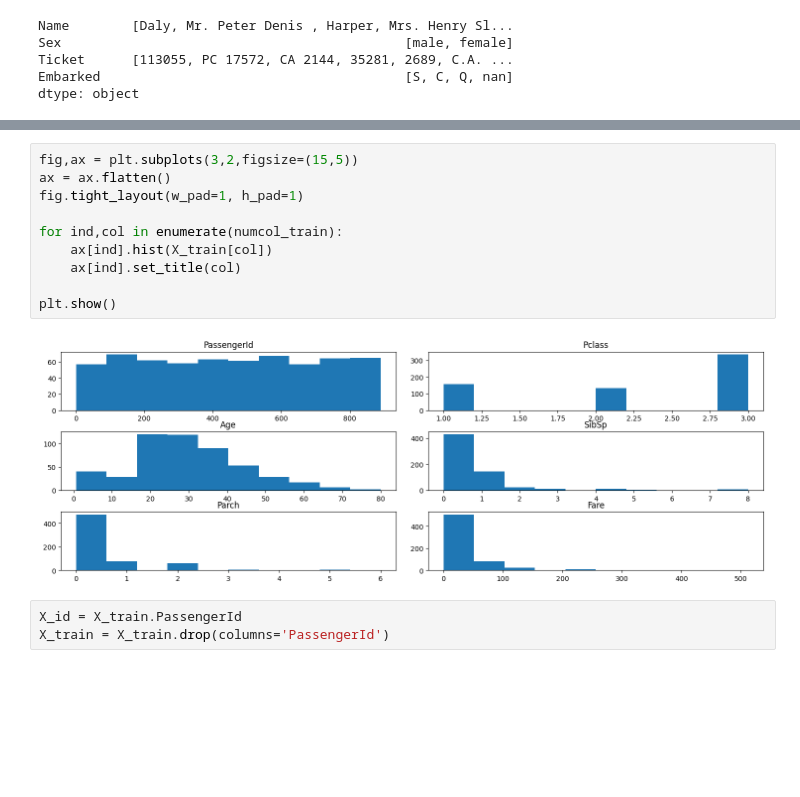
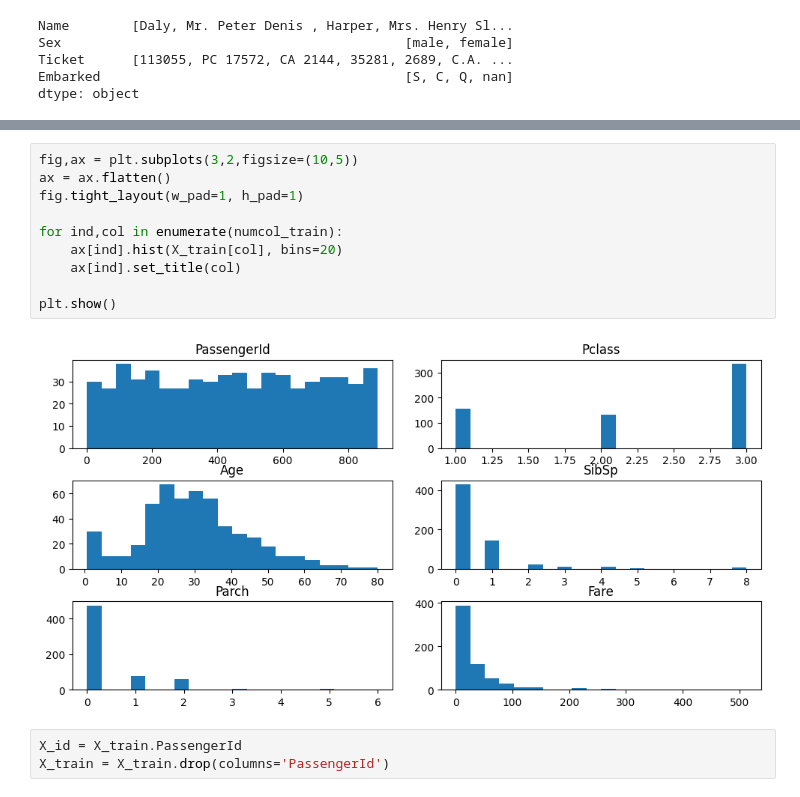
Before and after one commit to kelleuseis/Machine_Learning_Practice, a Jupyter notebook: Titanic_Machine_Learning_from_Disaster/Titanic-model.ipynb, the cells around one changed output, grey strips where cells are left out. Drawn from its saved outputs; the diff is of its cells as text; blank space fills up the shorter version.

```diff
--- a/Titanic_Machine_Learning_from_Disaster/Titanic-model.ipynb
+++ b/Titanic_Machine_Learning_from_Disaster/Titanic-model.ipynb
@@ -126,15 +132,15 @@ plt.show()
 # %%
-fig,ax = plt.subplots(3,2,figsize=(15,5))
+fig,ax = plt.subplots(3,2,figsize=(10,5))
 ax = ax.flatten()
 fig.tight_layout(w_pad=1, h_pad=1)
 
 for ind,col in enumerate(numcol_train):
-    ax[ind].hist(X_train[col])
+    ax[ind].hist(X_train[col], bins=20)
     ax[ind].set_title(col)
 
 plt.show()
 # %% [output]
-[figure, old version]
+[figure, new version]
 # %%
 X_id = X_train.PassengerId
 X_train = X_train.drop(columns='PassengerId')
```
Also changed, not shown: parts of 21 cells of this notebook, 19 other files.
